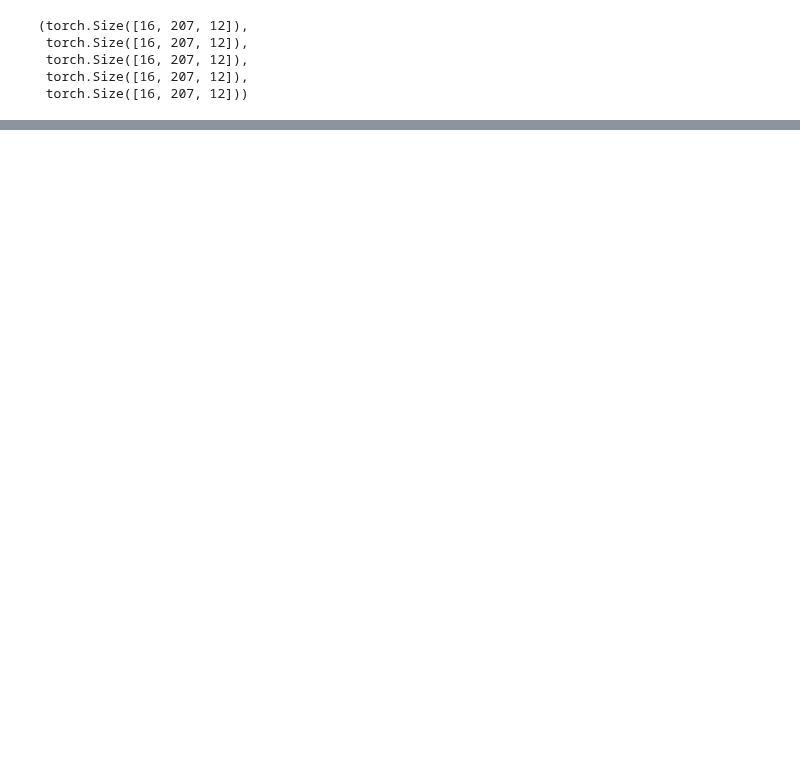
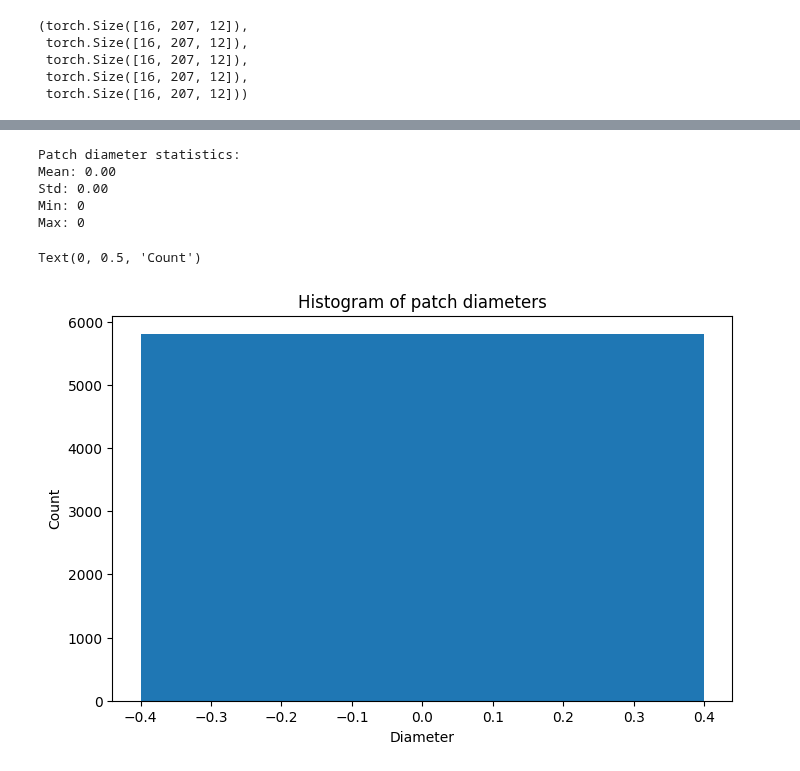
Before and after one commit to Mu-Bilal/Temporal-Graph-MLP-Mixer, a Jupyter notebook: src/TGMM-1/dev/dataset_understanding.ipynb, the cells around one changed output, grey strips where cells are left out. Saved outputs shown, nothing was run; the diff lists cells and outputs as text; code cells hidden in the pictures; blank space fills up the shorter version.

```diff
--- a/src/TGMM-1/dev/dataset_understanding.ipynb
+++ b/src/TGMM-1/dev/dataset_understanding.ipynb
@@ -404,0 +315,10 @@ dataset.dataframe()
+# %%
+from importlib import reload
+import model.dataset as dataset
+reload(dataset)
+from model.dataset import create_dataloaders
+
+dataset = 'pvus'
+cfg = load_config(configs_dir='/home/lc865/workspace/DL-GNNs/Temporal-Graph-MLP-Mixer/src/TGMM-1/train/configs', dataset_name=dataset)
+
+train_loader, val_loader, test_loader, topo_data, metadata = create_dataloaders(cfg, raw_data_dir='/mnt/cephfs/store/gr-mc2473/lc865/workspace/GNN/data', num_workers=1)
@@ -404,0 +339,54 @@ dataset.dataframe()
+# %%
+import networkx as nx
+import numpy as np
+
+# Convert edge_index and edge_weight to NetworkX graph
+edge_list = list(zip(topo_data.edge_index[0].numpy(), topo_data.edge_index[1].numpy(), topo_data.edge_weight.numpy()))
+G = nx.Graph()
+G.add_weighted_edges_from(edge_list)
+
+# Get subgraphs for each patch
+patch_diameters = []
+for patch_nodes in topo_data.subgraphs_nodes_mapper:
+    # Extract subgraph for this patch
+    patch_nodes = patch_nodes.numpy()
+    # Convert 0-d array to list of nodes
+    if patch_nodes.ndim == 0:
+        patch_nodes = [int(patch_nodes)]
+    else:
+        patch_nodes = patch_nodes.tolist()
+
+    subgraph = G.subgraph(patch_nodes)
+
+    # Calculate diameter if subgraph is connected
+    if nx.is_connected(subgraph):
+        diameter = nx.diameter(subgraph)
+    else:
+        # For disconnected graphs, get diameter of largest component
+        components = list(nx.connected_components(subgraph))
+        max_component = max(components, key=len)
+        diameter = nx.diameter(subgraph.subgraph(max_component))
+    patch_diameters.append(diameter)
+
+# Print statistics
+diameters = np.array(patch_diameters)
+print(f"Patch diameter statistics:")
+print(f"Mean: {diameters.mean():.2f}")
+print(f"Std: {diameters.std():.2f}")
+print(f"Min: {diameters.min()}")
+print(f"Max: {diameters.max()}")
+
+# Plot histogram
+plt.figure(figsize=(8, 5))
+plt.hist(diameters, bins='auto', rwidth=0.8)
+plt.title("Histogram of patch diameters")
+plt.xlabel("Diameter")
+plt.ylabel("Count")
+# %% [output]
+Patch diameter statistics:
+Mean: 0.00
+Std: 0.00
+Min: 0
+Max: 0
+Text(0, 0.5, 'Count')
+[figure, added]
```
Also changed, not shown: parts of 15 cells of this notebook, 9 other files.
